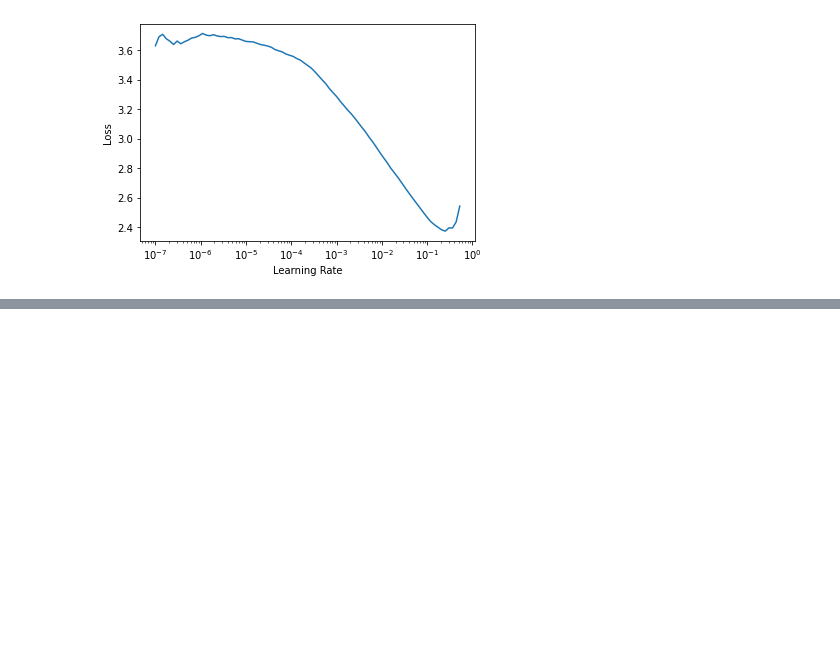
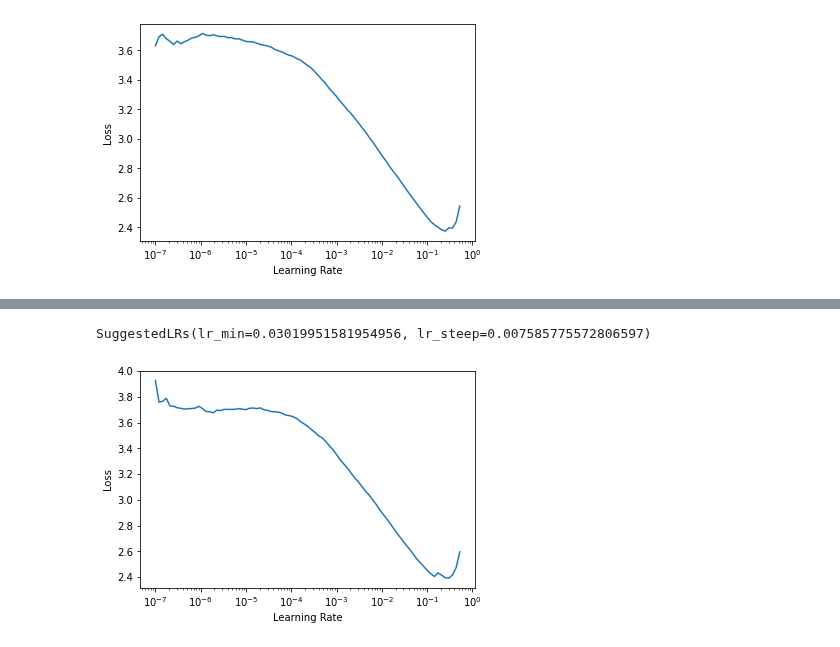
Before and after one commit to vtecftwy/fastbook, a Jupyter notebook: 04_mnist_full_dataset.ipynb, the cells around one changed output, grey strips where cells are left out. Saved outputs shown, nothing was run; the diff lists cells and outputs as text; code cells hidden in the pictures; blank space fills up the shorter version.

```diff
--- a/04_mnist_full_dataset.ipynb
+++ b/04_mnist_full_dataset.ipynb
@@ -520,3 +533,6 @@ learn_34_unt = cnn_learner(dls,
                            metrics=[error_rate, accuracy, precision, recall],
                            cbs=MixUp(),
                            pretrained=False)
+# %%
+learn_34_unt.lr_find()
+# %% [output]
@@ -522,0 +540,2 @@ learn_34_unt = cnn_learner(dls,
+SuggestedLRs(lr_min=0.03019951581954956, lr_steep=0.007585775572806597)
+[figure, added]
```
Also changed, not shown: parts of 8 cells of this notebook.
